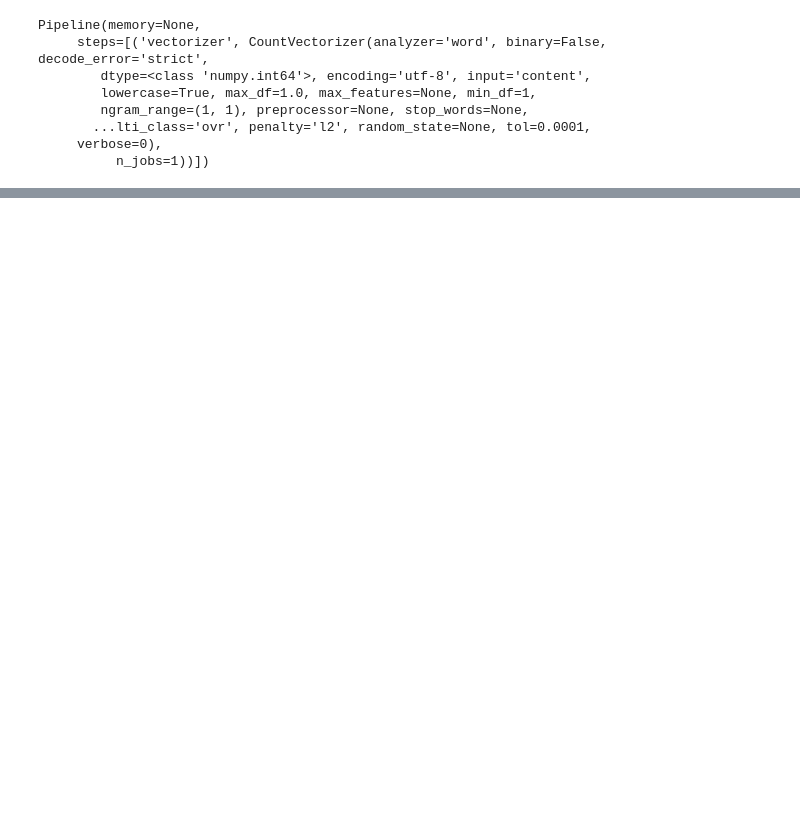
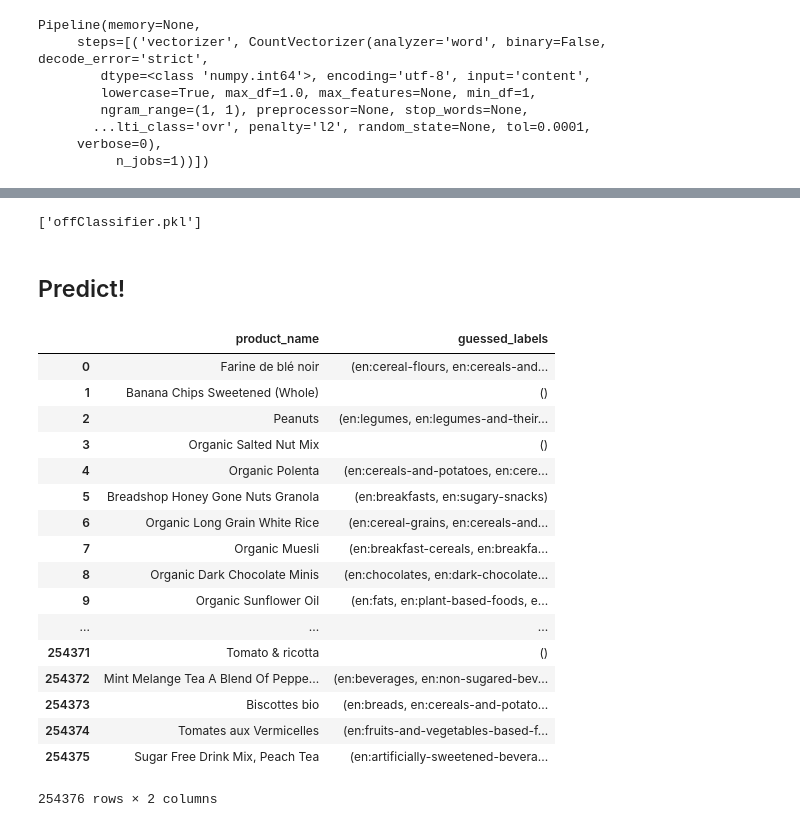
Before and after one commit to Phyks/OFFClassification, a Jupyter notebook: notebook.ipynb, the cells around one changed output, grey strips where cells are left out. Drawn from its saved outputs; the diff is of its cells as text; code cells hidden in the pictures; blank space fills up the shorter version.

Commit message:
Improved version, running with the CSV dump

```diff
--- a/notebook.ipynb
+++ b/notebook.ipynb
@@ -108,0 +111,57 @@ Filets de Maquereaux Touche de Romarin & Huile d'Olive => en:plant-based-foods-a
+# %%
+# Dump the classifier
+joblib.dump((mlb, classifier), 'offClassifier.pkl')
+# %% [output]
+['offClassifier.pkl']
+# %% [markdown]
+## Predict!
+# %%
+def batch(iterable, size):
+    """
+    Get items from a sequence a batch at a time.
+
+    :param iterable: The iterable to get the items from.
+    :param size: The size of the batches.
+    :return: A new iterable.
+    """
+    sourceiter = iter(iterable)
+    while True:
+        batchiter = itertools.islice(sourceiter, size)
+        yield itertools.chain([next(batchiter)], batchiter)
+# %%
+# Load the classifier
+mlb, classifier = joblib.load('offClassifier.pkl')
+# %%
+X_predicted = products_without_categories['product_name'].values.astype('U')
+
+all_labels = []
+
+for i in batch(X_predicted, 30000):
+    predicted = classifier.predict(list(i))
+    all_labels.extend(mlb.inverse_transform(predicted))
+# %%
+prediction_dataframe = pandas.DataFrame({
+    'product_name': products_without_categories['product_name'].values.astype('U'),
+    'guessed_labels': all_labels
+}, columns=['product_name', 'guessed_labels'])
+prediction_dataframe.to_csv('prediction.csv', index=False)
+prediction_dataframe
+# %% [output]
+|  | product_name | guessed_labels |
+| 0 | Farine de blé noir | (en:cereal-flours, en:cereals-and... |
+| 1 | Banana Chips Sweetened (Whole) | () |
+| 2 | Peanuts | (en:legumes, en:legumes-and-their... |
+| 3 | Organic Salted Nut Mix | () |
+| 4 | Organic Polenta | (en:cereals-and-potatoes, en:cere... |
+| 5 | Breadshop Honey Gone Nuts Granola | (en:breakfasts, en:sugary-snacks) |
+| 6 | Organic Long Grain White Rice | (en:cereal-grains, en:cereals-and... |
+| 7 | Organic Muesli | (en:breakfast-cereals, en:breakfa... |
+| 8 | Organic Dark Chocolate Minis | (en:chocolates, en:dark-chocolate... |
+| 9 | Organic Sunflower Oil | (en:fats, en:plant-based-foods, e... |
+| ... | ... | ... |
+| 254371 | Tomato & ricotta | () |
+| 254372 | Mint Melange Tea A Blend Of Peppe... | (en:beverages, en:non-sugared-bev... |
+| 254373 | Biscottes bio | (en:breads, en:cereals-and-potato... |
+| 254374 | Tomates aux Vermicelles | (en:fruits-and-vegetables-based-f... |
+| 254375 | Sugar Free Drink Mix, Peach Tea | (en:artificially-sweetened-bevera... |
+254376 rows × 2 columns
```
Also changed, not shown: parts of 19 cells of this notebook, 4 other files.
